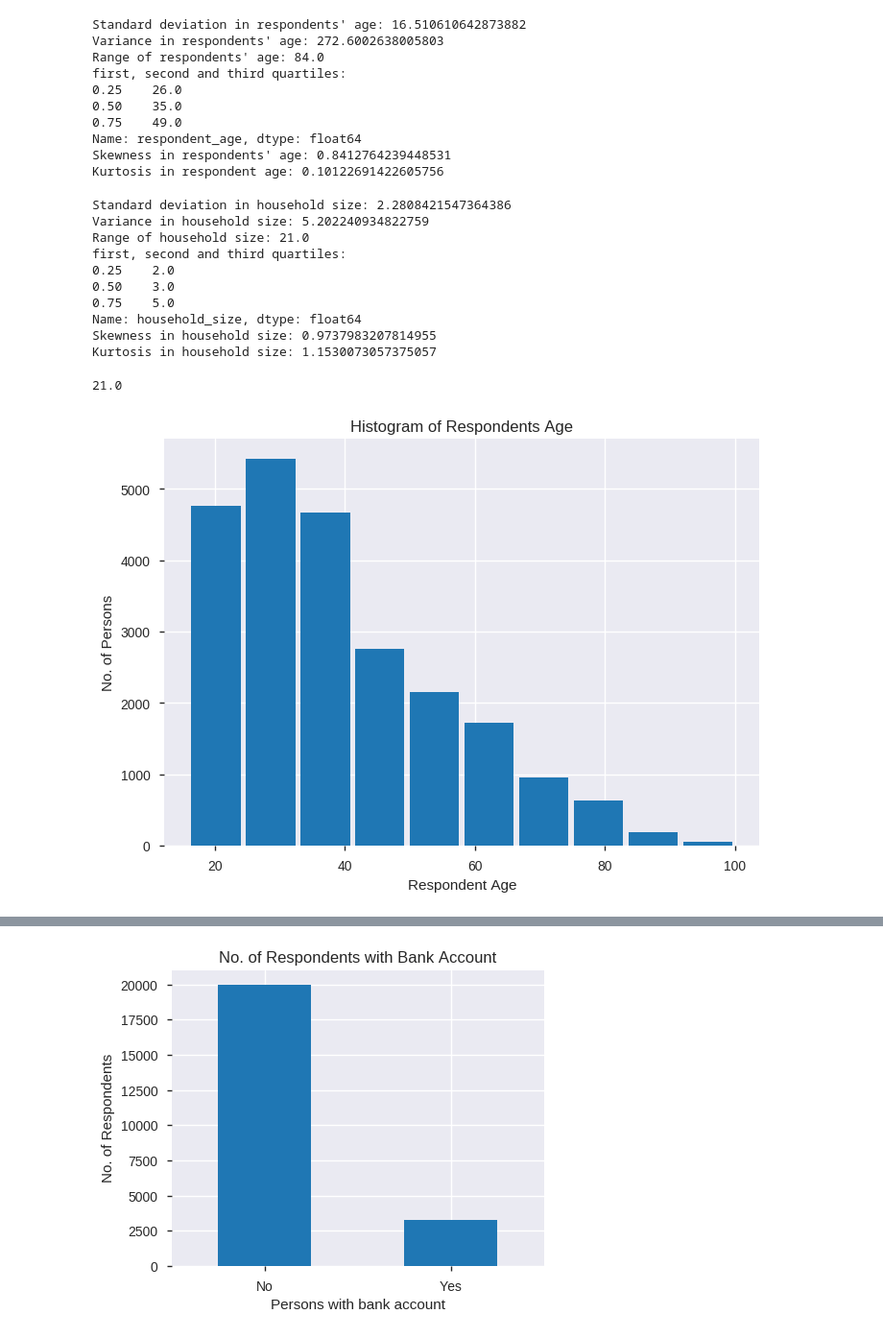
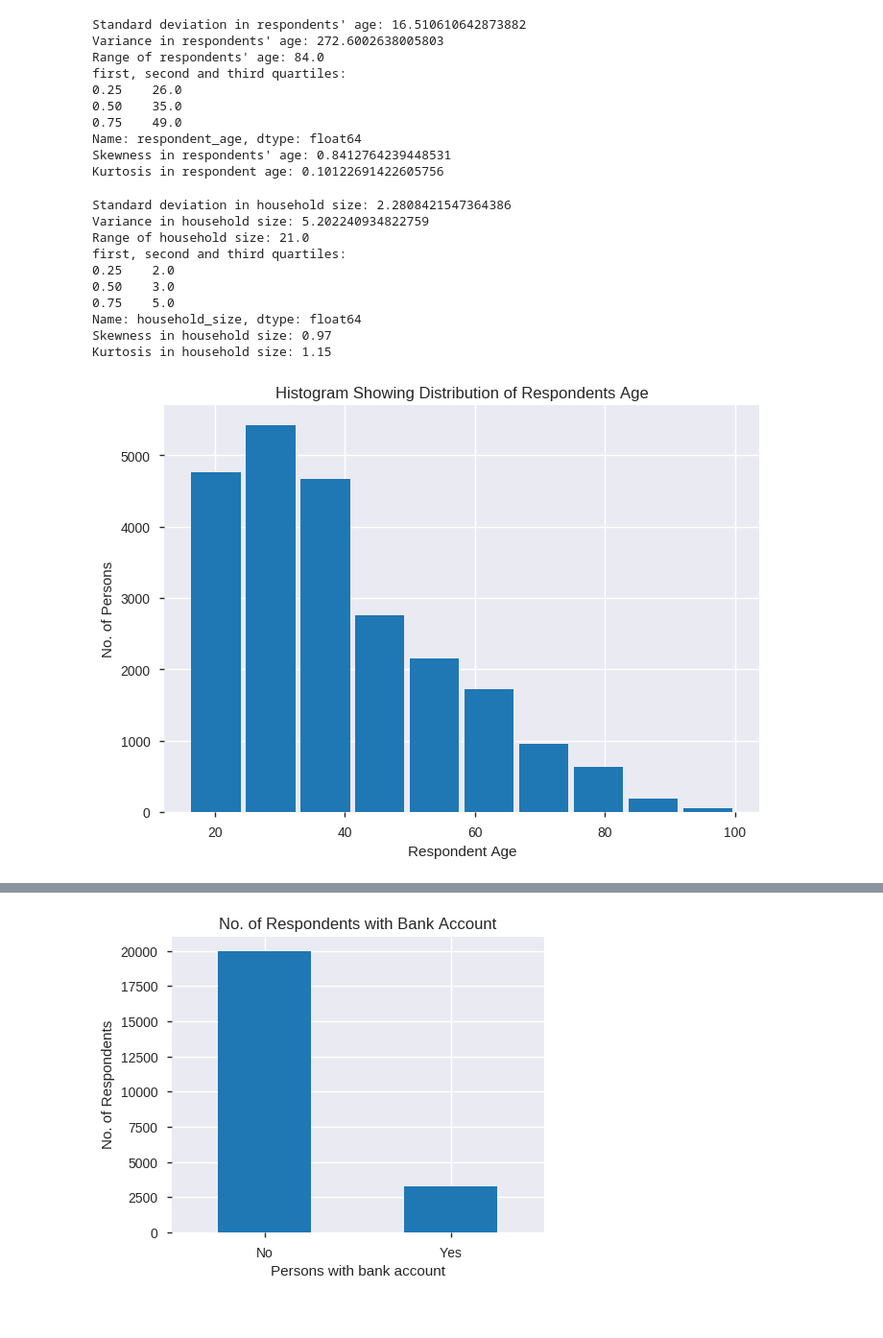
Before and after one commit to booorayan/fin_inclusion_pj, a Jupyter notebook: Financial_Inclusion_Project_1.ipynb, the cells around one changed output, grey strips where cells are left out. Shown at 96% size. Cells and saved outputs as stored; diff of their text form; code cells hidden in the pictures.

```diff
--- a/Financial_Inclusion_Project_1.ipynb
+++ b/Financial_Inclusion_Project_1.ipynb
@@ -362,11 +362,11 @@ print('first, second and third quartiles: \n{}'.format(quartiles_hs_size))
 
 # skewness
 hs_size_skew = fin['household_size'].skew()
-print('Skewness in household size: {}' .format(hs_size_skew))
+print('Skewness in household size: {:.2f}' .format(hs_size_skew))
 
 # kurtosis
 year_kurt = fin['household_size'].kurt()
-print('Kurtosis in household size: {}'.format(year_kurt))
+print('Kurtosis in household size: {:.2f}'.format(year_kurt))
 
 
 # distribution indicates presence of outliers
@@ -379,19 +379,18 @@ first, second and third quartiles:
 0.50    3.0
 0.75    5.0
 Name: household_size, dtype: float64
-Skewness in household size: 0.9737983207814955
-Kurtosis in household size: 1.1530073057375057
+Skewness in household size: 0.97
+Kurtosis in household size: 1.15
-21.0
 # %%
 # histogram od the respondent age
 
 plt.hist(fin['respondent_age'], bins=10, histtype='bar', rwidth=0.9)
 plt.xlabel('Respondent Age')
 plt.ylabel('No. of Persons')
-plt.title('Histogram of Respondents Age')
+plt.title('Histogram Showing Distribution of Respondents Age')
 plt.show()
 # %% [output]
-[figure, old version]
+[figure, new version]
 # %%
 # histogram of respondent age
 
```
Also changed, not shown: parts of 13 cells of this notebook.
